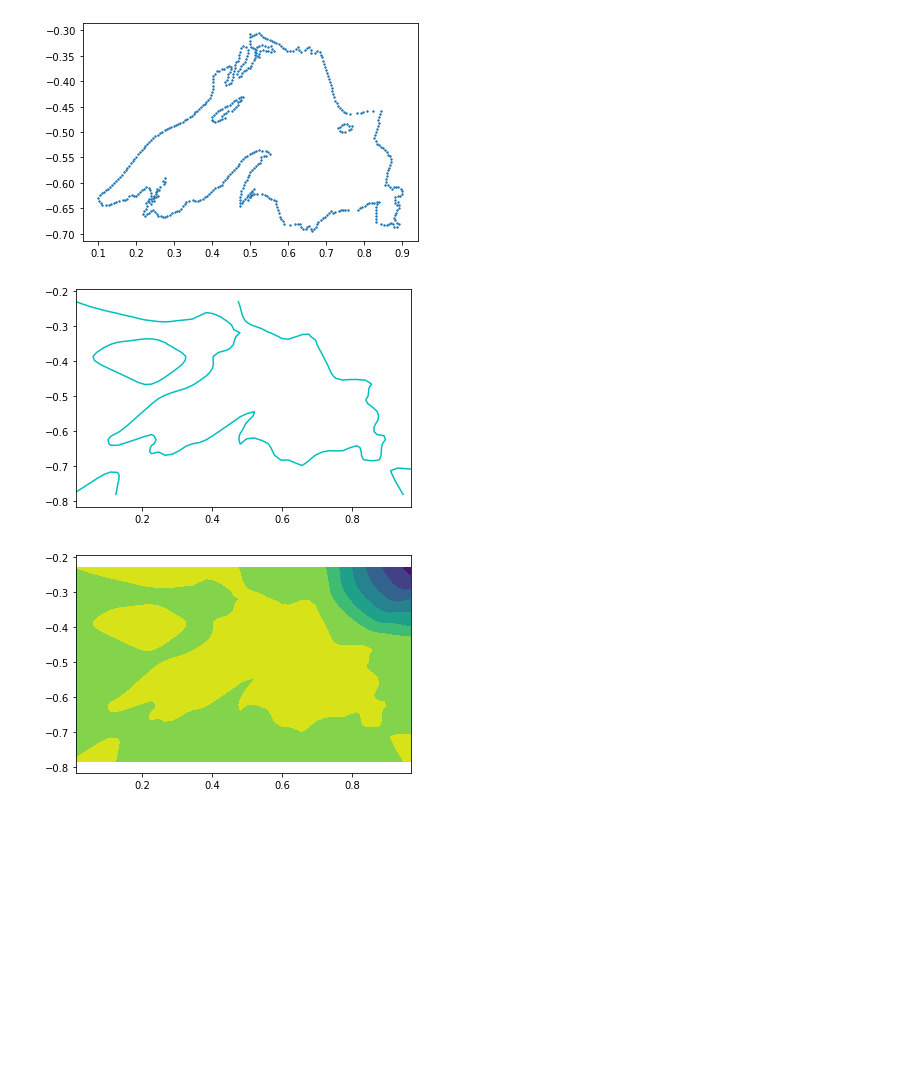
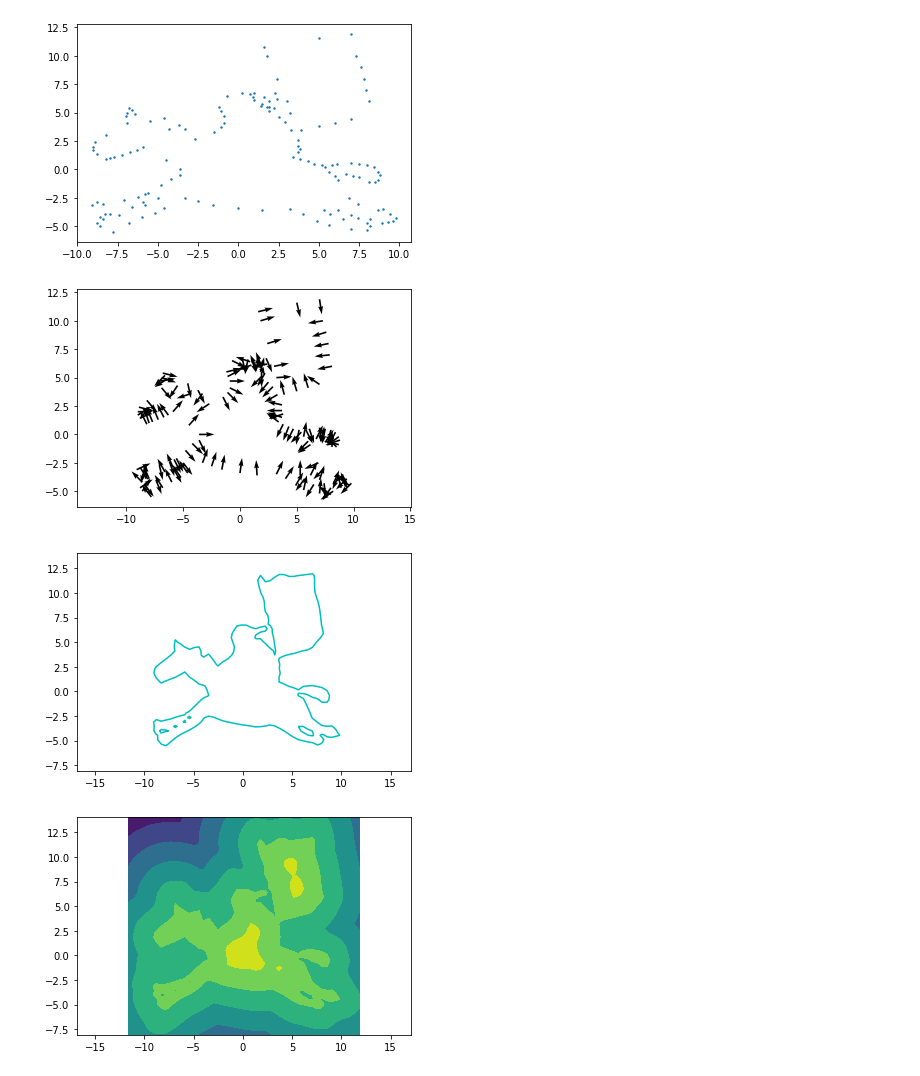
Before and after one commit to tranbaquang1708/GraduationThesis, a Jupyter notebook: IGR_2d.ipynb, the cells around one changed output. Drawn from its saved outputs; the diff is of its cells as text; code cells hidden in the pictures; blank space fills up the shorter version.

```diff
--- a/IGR_2d.ipynb
+++ b/IGR_2d.ipynb
@@ -17,8 +17,9 @@ dataset, normal_vectors = Operation.read_txt2(filename, device)
 # %%
-traineddata_path = mp + '/models/superior_noconstrain.traineddata'
+traineddata_path = mp + '/models/riderr_omit_0.2_uniform_gaussian.traineddata'
 model = IGR.load_model(traineddata_path, device)
 # %%
-loss_function = IGR.LossFunction()
-model = IGR.train(dataset, normal_vectors, 30000, 200, device, loss_function, model=model)
+loss_function = IGR.LossFunction(1, 0.01, Distribution.uniform_gaussian)
+# loss_function = IGR.LossFunction()
+model = IGR.train(dataset, normal_vectors, 80000, 50, device, loss_function, model=model)
 # %% [output]
 Step 500:
@@ -41,7 +43,8 @@ tensor(0.3103, device='cuda:0', grad_fn=<AddBackward0>)
 # %%
 IGR.save_model(traineddata_path, model)
 # %%
-xx, yy = Visualization.grid_from_torch(dataset[:,0], dataset[:,1], device)
+xx, yy = Visualization.grid_from_torch(dataset[:,0], dataset[:,1], resx=50, resy=50, device=device)
 # %%
-z = Visualization.nn_sampling(model, xx, yy)
+output_path = 'g_norm_rider_omitted_0.2.txt'
+z = Visualization.nn_sampling(model, xx, yy, g_norm_output_path = output_path, device=device)
 # %% [output]
@@ -61,6 +65,7 @@ tensor([[ 2.1918e-02, -3.2712e-03, -2.8090e-02,  ..., -4.4280e-02,
 # %%
-Visualization.visualize2(dataset.detach().cpu().numpy(), normal_vectors.detach().cpu().numpy(), xx.detach().cpu().numpy(), yy.detach().cpu().numpy(), z.detach().cpu().numpy(), scatter=True, vecfield=False, surface=True, offsurface=False, filled_contour=True)
+Visualization.visualize2(dataset.detach().cpu().numpy(), normal_vectors.detach().cpu().numpy(), xx.detach().cpu().numpy(), yy.detach().cpu().numpy(), z.detach().cpu().numpy(), scatter=True, vecfield=True, surface=True, filled_contour=True)
 # %% [output]
-[figure, old version]
+[figure, new version]
-[figure, old version]
+[figure, new version]
-[figure, old version]
+[figure, new version]
+[figure, added]
```
Also changed, not shown: parts of 5 cells of this notebook.
